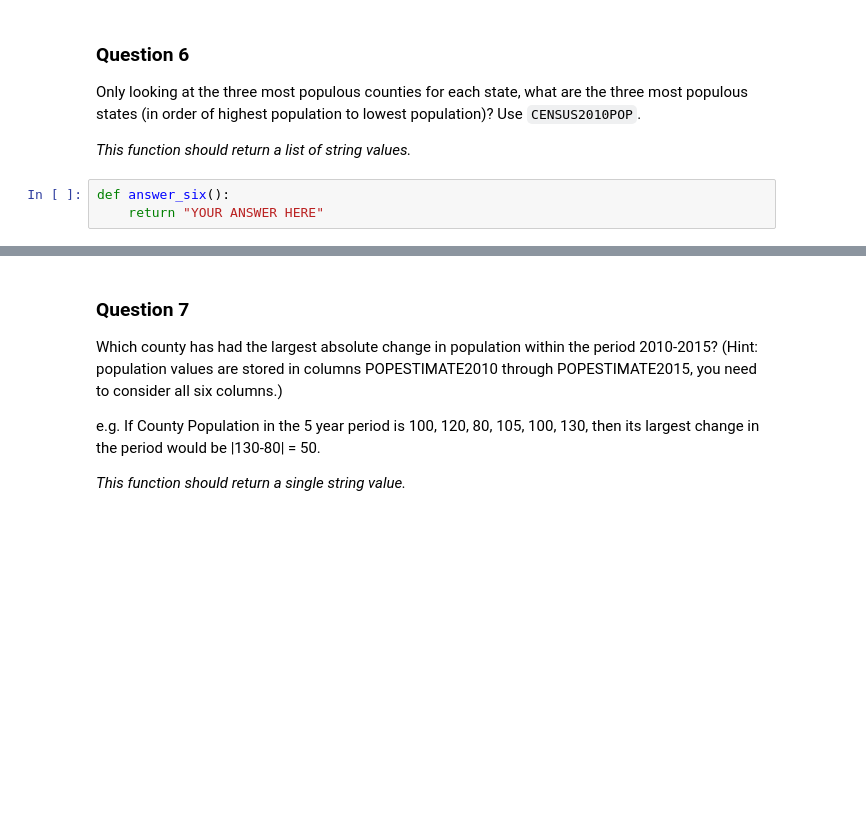
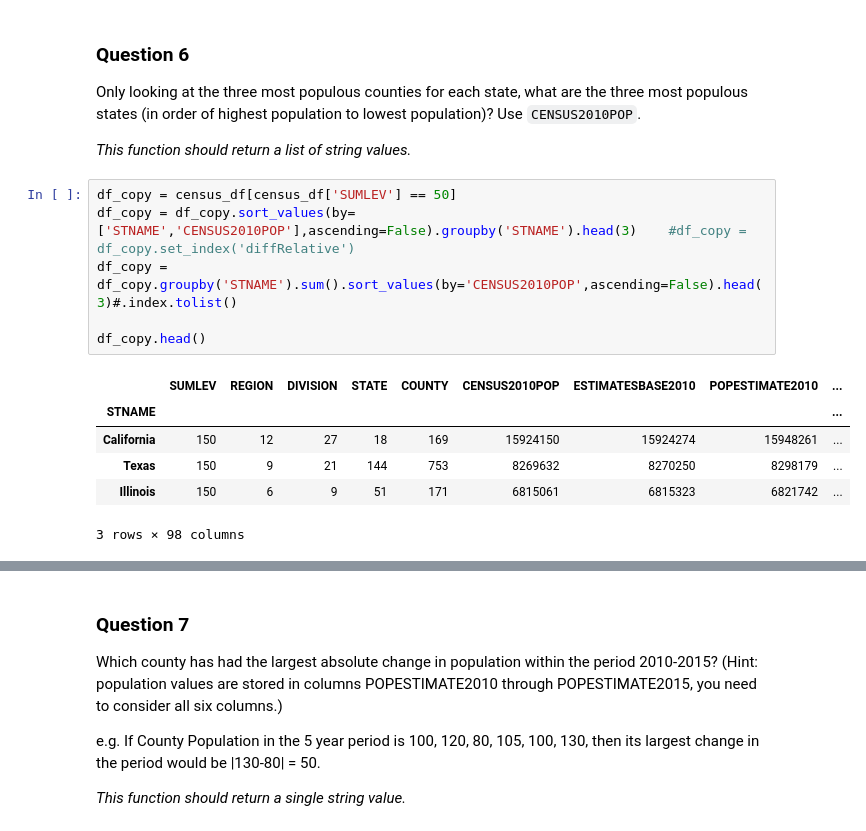
Before and after one commit to birdbird1117/IntroductionToDataScienceInPython, a Jupyter notebook: course1_downloads/Assignment 2.ipynb, the cells around one changed output, grey strips where cells are left out. Cells and saved outputs as stored; diff of their text form; blank space fills up the shorter version.

```diff
--- a/course1_downloads/Assignment 2.ipynb
+++ b/course1_downloads/Assignment 2.ipynb
@@ -208,6 +219,16 @@ answer_five()
 Only looking at the three most populous counties for each state, what are the three most populous states (in order of highest population to lowest population)? Use `CENSUS2010POP`.
 
 *This function should return a list of string values.*
-# %%
-def answer_six():
-    return "YOUR ANSWER HERE"
+# %%
+df_copy = census_df[census_df['SUMLEV'] == 50]
+df_copy = df_copy.sort_values(by=['STNAME','CENSUS2010POP'],ascending=False).groupby('STNAME').head(3)    #df_copy = df_copy.set_index('diffRelative')
+df_copy = df_copy.groupby('STNAME').sum().sort_values(by='CENSUS2010POP',ascending=False).head(3)#.index.tolist()
+
+df_copy.head()
+# %% [output]
+|  | SUMLEV | REGION | DIVISION | STATE | COUNTY | CENSUS2010POP | ESTIMATESBASE2010 | POPESTIMATE2010 | ... |
+| STNAME |  |  |  |  |  |  |  |  | ... |
+| California | 150 | 12 | 27 | 18 | 169 | 15924150 | 15924274 | 15948261 | ... |
+| Texas | 150 | 9 | 21 | 144 | 753 | 8269632 | 8270250 | 8298179 | ... |
+| Illinois | 150 | 6 | 9 | 51 | 171 | 6815061 | 6815323 | 6821742 | ... |
+3 rows × 98 columns
```
Also changed, not shown: parts of 12 cells of this notebook.
